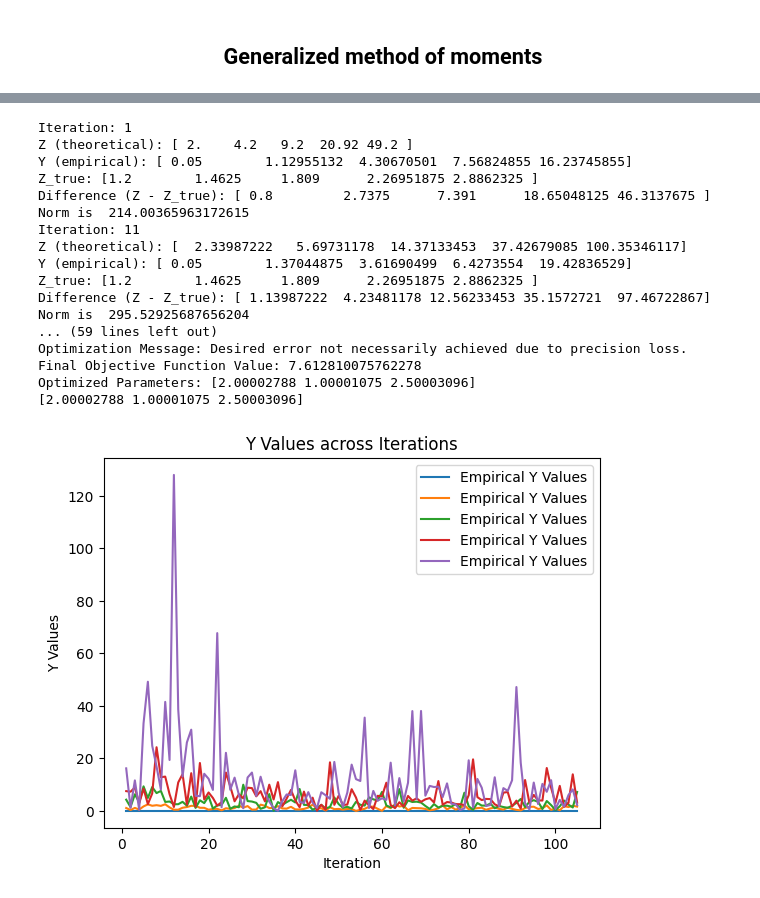
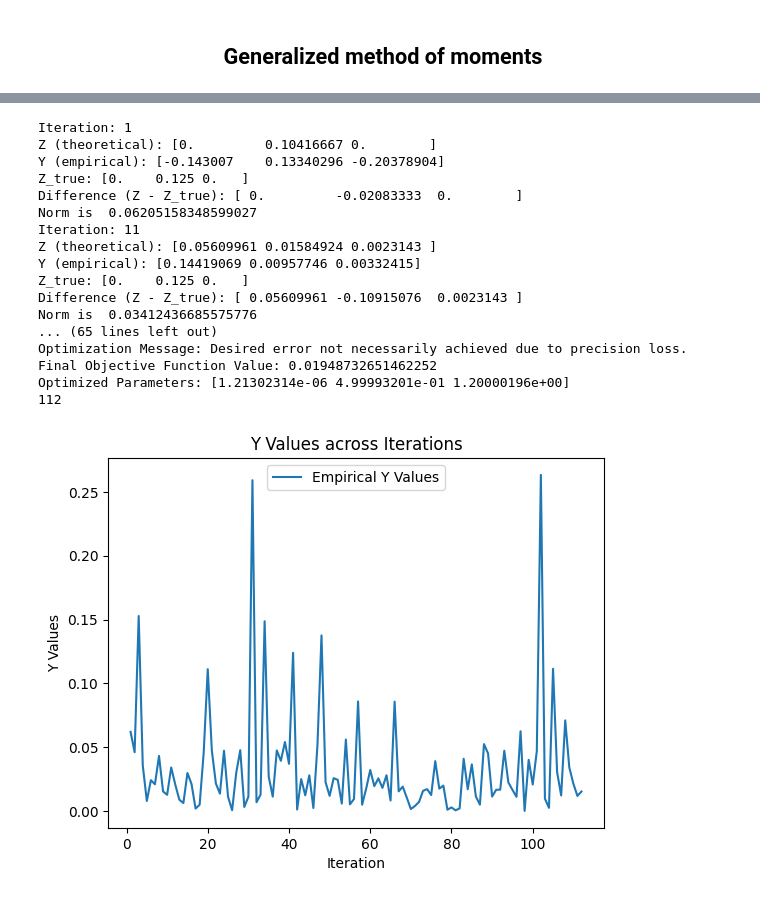
Before and after one commit to Hassen214/Project-IMI, a Jupyter notebook: Code.ipynb, the cells around one changed output, grey strips where cells are left out. Cells and saved outputs as stored; diff of their text form; code cells hidden in the pictures.

```diff
--- a/Code.ipynb
+++ b/Code.ipynb
@@ -131,5 +130,5 @@ plt.show()
 # %%
-def expected_value_vasicek(n, theta, sigma, kappa):
+def expected_value_vasicek(power, theta, sigma, kappa):
     """
     Compute the expected value of the Vasicek process at X_n using the closed-form formula.
 
@@ -140,12 +139,12 @@ def expected_value_vasicek(n, theta, sigma, kappa):
     :return: The theoretical expected value
     """
     expected_sum = 0
-    for k in range(n + 1):
+    for k in range(power + 1):
         # Binomial coefficient
-        binom_coeff = comb(n, k)
+        binom_coeff = comb(power, k)
 
         # Factor for theta and sigma
-        theta_factor = theta**(n - k)
+        theta_factor = theta**(power - k)
         sigma_factor = sigma**k / (2 * kappa)**(k//2)
 
         # Expectation of Z^k
@@ -163,10 +162,10 @@ def expected_value_vasicek(n, theta, sigma, kappa):
 
 
 # Parameters for Vasicek
-theta = 1
-sigma = 0.5
+theta = 0
+sigma = 1
 kappa = 1
-n = 1
+n = 2
 
 # Compute theoretical expectation
 true_value = expected_value_vasicek(n, theta, sigma, kappa)
@@ -181,15 +180,14 @@ theta = 1  # Long-term mean level
 sigma = 0.5  # Volatility
 X0 = 0.05  # Initial value
 N = 1  # Only 1 trajectory for the summation computation
-T = 10
-n_values = range(100, 10000, 200)  # Range of n values for testing
-n = 5 # Choose a large n for comparison
+n_values = range(110000, 120000, 1000)  # Range of n values for testing
+n = 2 # Choose a large n for comparison
 
 # Define the function to apply to each X_k
 f = lambda x: x**n# Example: x^3
 
 # Compute the summation for each value of n
-Y = [calculate_sum(n, f, kappa=kappa, theta=theta, sigma=sigma, X0=X0,T=T) for n in n_values]
+Y = [calculate_sum(n, f, kappa=kappa, theta=theta, sigma=sigma, X0=X0) for n in n_values]
 y0 = sum(Y)/len(Y)
 # Compute the true value of the expectation
 true_value = expected_value_vasicek(n, theta, sigma, kappa)
@@ -218,11 +216,11 @@ import numpy as np
 import matplotlib.pyplot as plt
 from scipy.optimize import minimize
 # Number of moments to generate
-n = 5
+n = 3
 # True values for parameters
-theta_true = 1.2
-sigma_true = 0.3
-kappa_true = 2.0
+theta_true = 0
+sigma_true = 0.5
+kappa_true = 1
 L = []
 # Generate synthetic data
 Z_true = np.zeros(n)
@@ -243,7 +241,7 @@ def parameter_estimator():
 
         # Compute Y values
         for i in range(n):
-            Y[i] = calculate_sum(i + 1, lambda x: x ** (i + 1), kappa=kappa, theta=theta, sigma=sigma, X0=0.05, T=1)
+            Y[i] = calculate_sum(10000, lambda x: x ** (i + 1), kappa=kappa, theta=theta, sigma=sigma, X0=0.05)
 
         # Debugging output to check Z and Y
         L.append((Z,Y,Z_true,Z-Z_true,np.dot(Y - Z_true, Y - Z_true)))
@@ -258,7 +256,7 @@ def parameter_estimator():
         return np.dot(diff, diff)
 
     # Initial guess for [theta, sigma, kappa]
-    initial_guess = [2, 1, 2.5]
+    initial_guess = [0, 0.5, 1.2]
 
     # Perform minimization
     res = minimize(matrix_calculator, initial_guess, method='BFGS',
@@ -266,48 +264,48 @@ def parameter_estimator():
 
     # Output the results
     print("Optimization Success:", res.success)   # Check if optimization succeeded
     print("Optimization Message:", res.message)   # Check why it may have failed
     print("Final Objective Function Value:", res.fun)  # Final value of the objective function
     print("Optimized Parameters:", res.x)         # Optimized parameters (theta, sigma, kappa)
 
     return res.x
 
 # Example usage
-print(parameter_estimator())
-
+(parameter_estimator())
+print(len(L))
 # Extracting Y from L and plotting
-Y0 = [L[i][1] for i in range(len(L))]
+Y0 = [L[i][4] for i in range(len(L))]
 X = range(1, len(L) + 1)  # Generate x-values from 1 to len(L)
 
 # Plotting
 plt.plot(X, Y0, label='Empirical Y Values')  # Add a label for the curve
 
 # Adding labels and title
 plt.xlabel('Iteration')
 plt.ylabel('Y Values')
 plt.title('Y Values across Iterations')
 
 # Display the legend
 plt.legend()
 
 # Show the plot
 plt.show()
 # %% [output]
 Iteration: 1
-Z (theoretical): [ 2.    4.2   9.2  20.92 49.2 ]
-Y (empirical): [ 0.05        1.12955132  4.30670501  7.56824855 16.23745855]
-Z_true: [1.2        1.4625     1.809      2.26951875 2.8862325 ]
-Difference (Z - Z_true): [ 0.8         2.7375      7.391      18.65048125 46.3137675 ]
-Norm is  214.00365963172615
+Z (theoretical): [0.         0.10416667 0.        ]
+Y (empirical): [-0.143007    0.13340296 -0.20378904]
+Z_true: [0.    0.125 0.   ]
+Difference (Z - Z_true): [ 0.         -0.02083333  0.        ]
+Norm is  0.06205158348599027
 Iteration: 11
-Z (theoretical): [  2.33987222   5.69731178  14.37133453  37.42679085 100.35346117]
-Y (empirical): [ 0.05        1.37044875  3.61690499  6.4273554  19.42836529]
-Z_true: [1.2        1.4625     1.809      2.26951875 2.8862325 ]
-Difference (Z - Z_true): [ 1.13987222  4.23481178 12.56233453 35.1572721  97.46722867]
-Norm is  295.52925687656204
-... (59 lines left out)
+Z (theoretical): [0.05609961 0.01584924 0.0023143 ]
+Y (empirical): [0.14419069 0.00957746 0.00332415]
+Z_true: [0.    0.125 0.   ]
+Difference (Z - Z_true): [ 0.05609961 -0.10915076  0.0023143 ]
+Norm is  0.03412436685575776
+... (65 lines left out)
 Optimization Message: Desired error not necessarily achieved due to precision loss.
-Final Objective Function Value: 7.612810075762278
-Optimized Parameters: [2.00002788 1.00001075 2.50003096]
-[2.00002788 1.00001075 2.50003096]
+Final Objective Function Value: 0.01948732651462252
+Optimized Parameters: [1.21302314e-06 4.99993201e-01 1.20000196e+00]
+112
-[figure, old version]
+[figure, new version]
```
Also changed, not shown: parts of 8 cells of this notebook.
